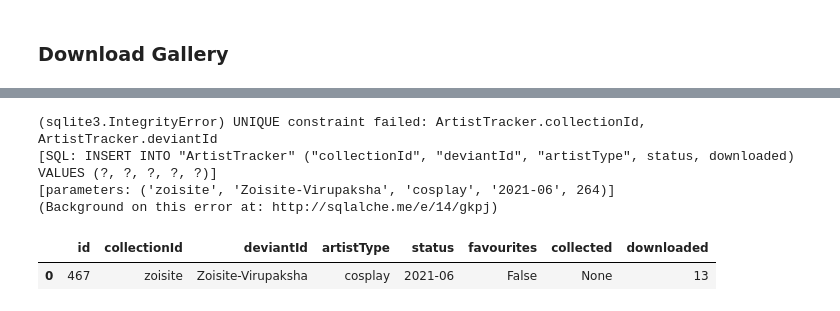
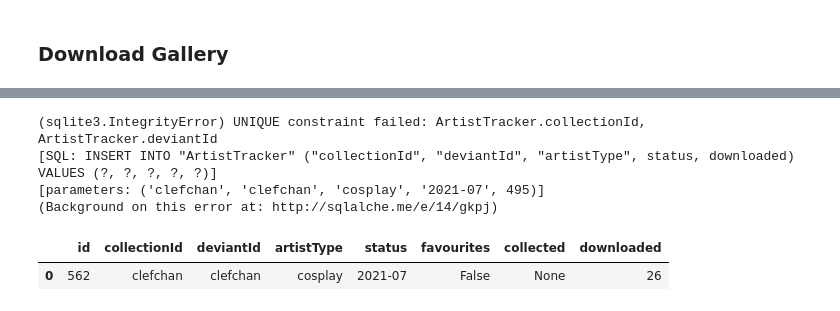
Before and after one commit to PhilBusko/JupyterSeed, a Jupyter notebook: pictures_manager/notebooks/download_artist.ipynb, the cells around one changed output, grey strips where cells are left out. Drawn from its saved outputs; the diff is of its cells as text; code cells hidden in the pictures.

```diff
--- a/pictures_manager/notebooks/download_artist.ipynb
+++ b/pictures_manager/notebooks/download_artist.ipynb
@@ -41,8 +41,8 @@ from ipywidgets import IntProgress
 # %%
 # download the images
 
-dlDeviantId = 'Zoisite-Virupaksha'     #
-dlCollectionId = 'zoisite'
+dlDeviantId = 'clefchan'       #
+dlCollectionId = 'clefchan'
 
 scraper = SC.DeviantArtScraper()
 scraper.logIn('collectix', 'dev1ant')
@@ -75,24 +96,24 @@ IntProgress(value=0, max=264)
 # %%
 # create the new artist entry
 
 try:
     SQL.insert(artistTb).values(
         {'collectionId': dlCollectionId, 'deviantId': dlDeviantId, 'artistType': 'cosplay',
-         'status': '2021-06', 'downloaded': len(artPages)}).execute()
+         'status': '2021-07', 'downloaded': len(artPages)}).execute()
 except Exception as ex:
     print(ex)
 
 statement = SQL.select(artistTb).where(artistTb.c.deviantId==dlDeviantId)
 results = statement.execute()
 resultsDx = [dict(x) for x in results]
 PD.DataFrame(resultsDx).head()
 # %% [output]
 (sqlite3.IntegrityError) UNIQUE constraint failed: ArtistTracker.collectionId, ArtistTracker.deviantId
 [SQL: INSERT INTO "ArtistTracker" ("collectionId", "deviantId", "artistType", status, downloaded) VALUES (?, ?, ?, ?, ?)]
-[parameters: ('zoisite', 'Zoisite-Virupaksha', 'cosplay', '2021-06', 264)]
+[parameters: ('clefchan', 'clefchan', 'cosplay', '2021-07', 495)]
 (Background on this error at: http://sqlalche.me/e/14/gkpj)
 |  | id | collectionId | deviantId | artistType | status | favourites | collected | downloaded |
-| 0 | 467 | zoisite | Zoisite-Virupaksha | cosplay | 2021-06 | False | None | 13 |
+| 0 | 562 | clefchan | clefchan | cosplay | 2021-07 | False | None | 26 |
 # %%
 # check file count in folder
 # %%
```
Also changed, not shown: parts of 2 cells of this notebook, 5 other files.
